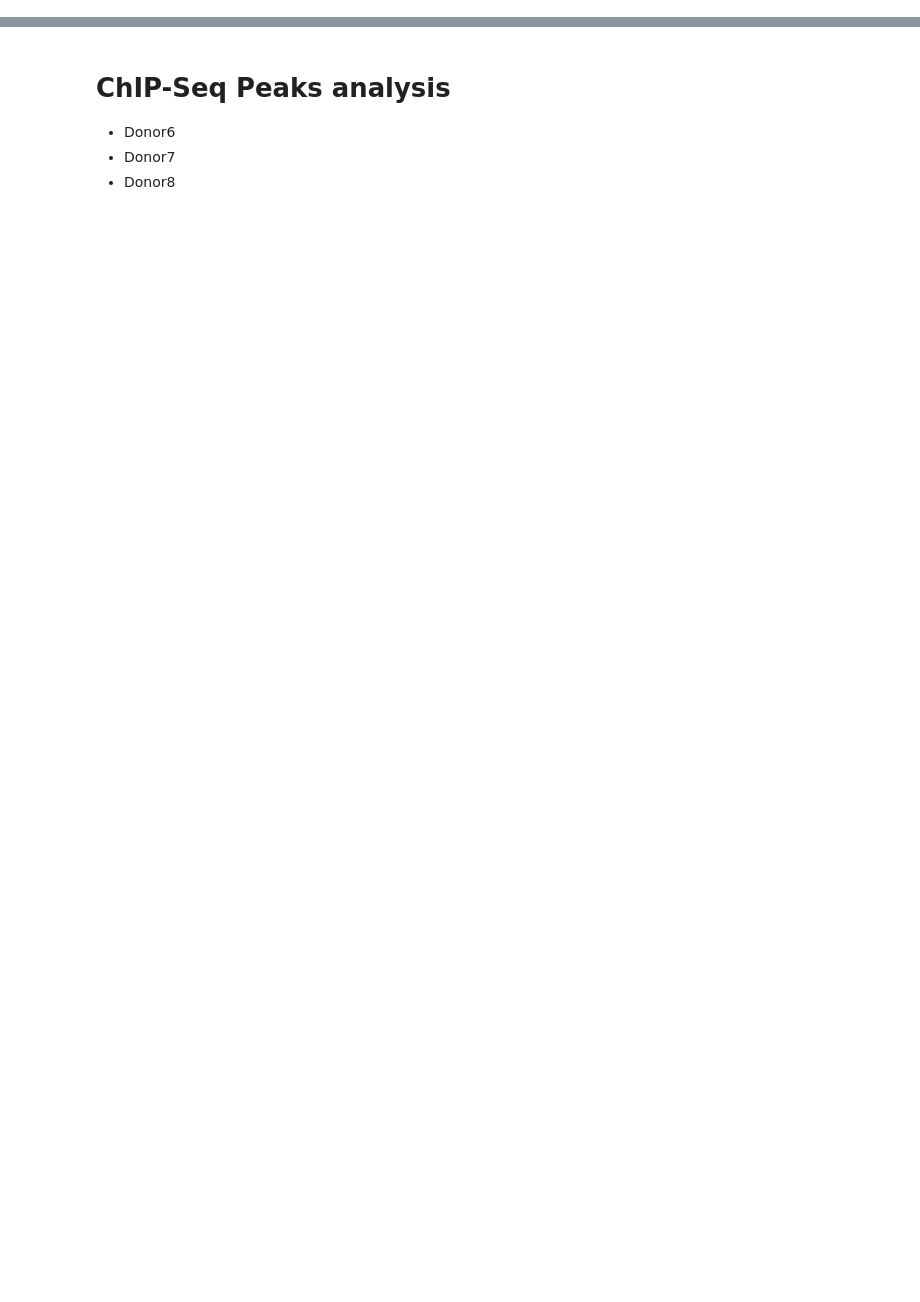
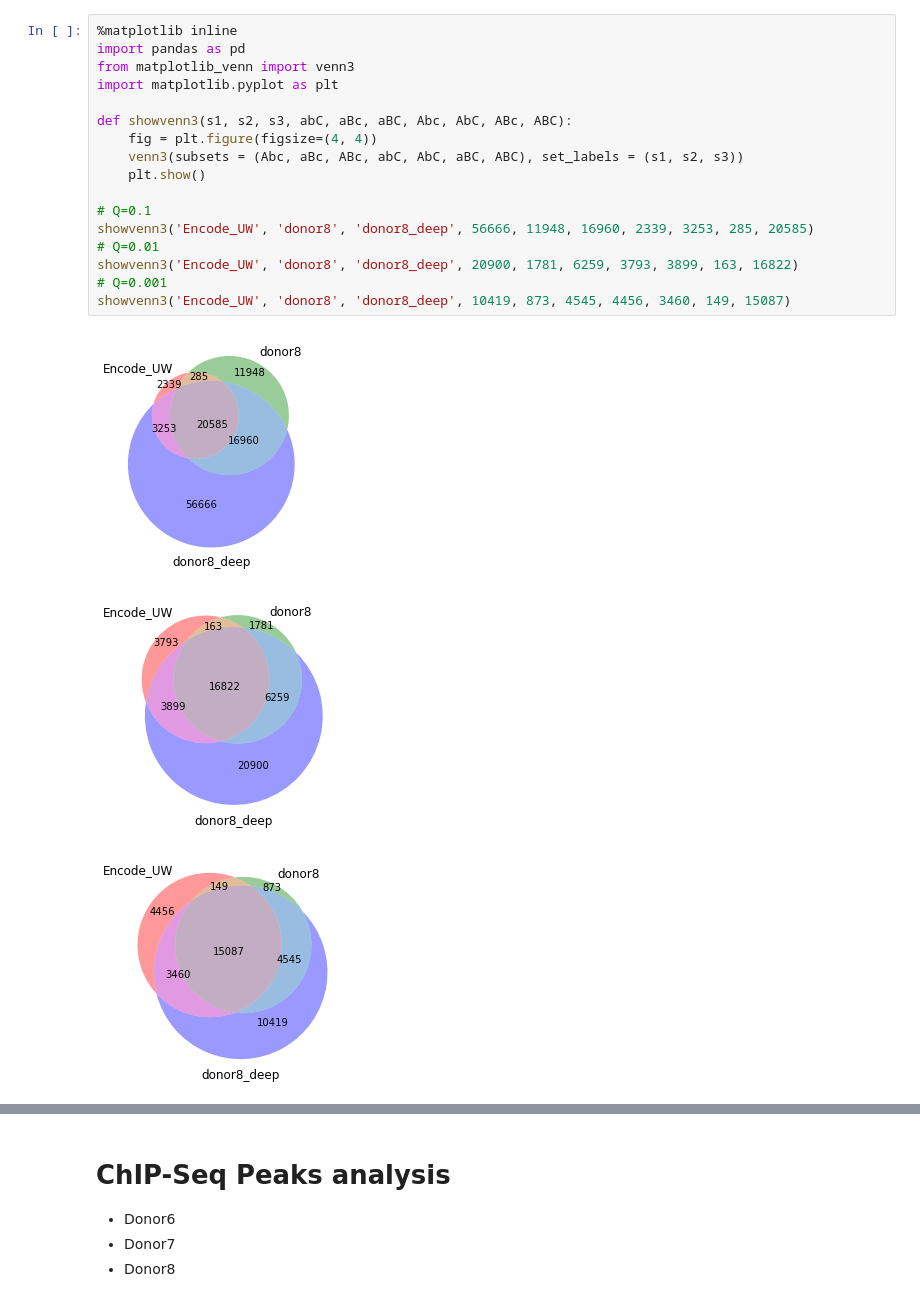
Before and after one commit to JetBrains-Research/washu, a Jupyter notebook: analysis.ipynb, the cells around one changed output, grey strips where cells are left out. Drawn from its saved outputs; the diff is of its cells as text; blank space fills up the shorter version.

```diff
--- a/analysis.ipynb
+++ b/analysis.ipynb
@@ -0,0 +83,21 @@
+# %%
+%matplotlib inline
+import pandas as pd
+from matplotlib_venn import venn3
+import matplotlib.pyplot as plt
+
+def showvenn3(s1, s2, s3, abC, aBc, aBC, Abc, AbC, ABc, ABC):
+    fig = plt.figure(figsize=(4, 4))
+    venn3(subsets = (Abc, aBc, ABc, abC, AbC, aBC, ABC), set_labels = (s1, s2, s3))
+    plt.show()
+
+# Q=0.1
+showvenn3('Encode_UW', 'donor8', 'donor8_deep', 56666, 11948, 16960, 2339, 3253, 285, 20585)
+# Q=0.01
+showvenn3('Encode_UW', 'donor8', 'donor8_deep', 20900, 1781, 6259, 3793, 3899, 163, 16822)
+# Q=0.001
+showvenn3('Encode_UW', 'donor8', 'donor8_deep', 10419, 873, 4545, 4456, 3460, 149, 15087)
+# %% [output]
+[figure, added]
+[figure, added]
+[figure, added]
```
Also changed, not shown: parts of 15 cells of this notebook.
